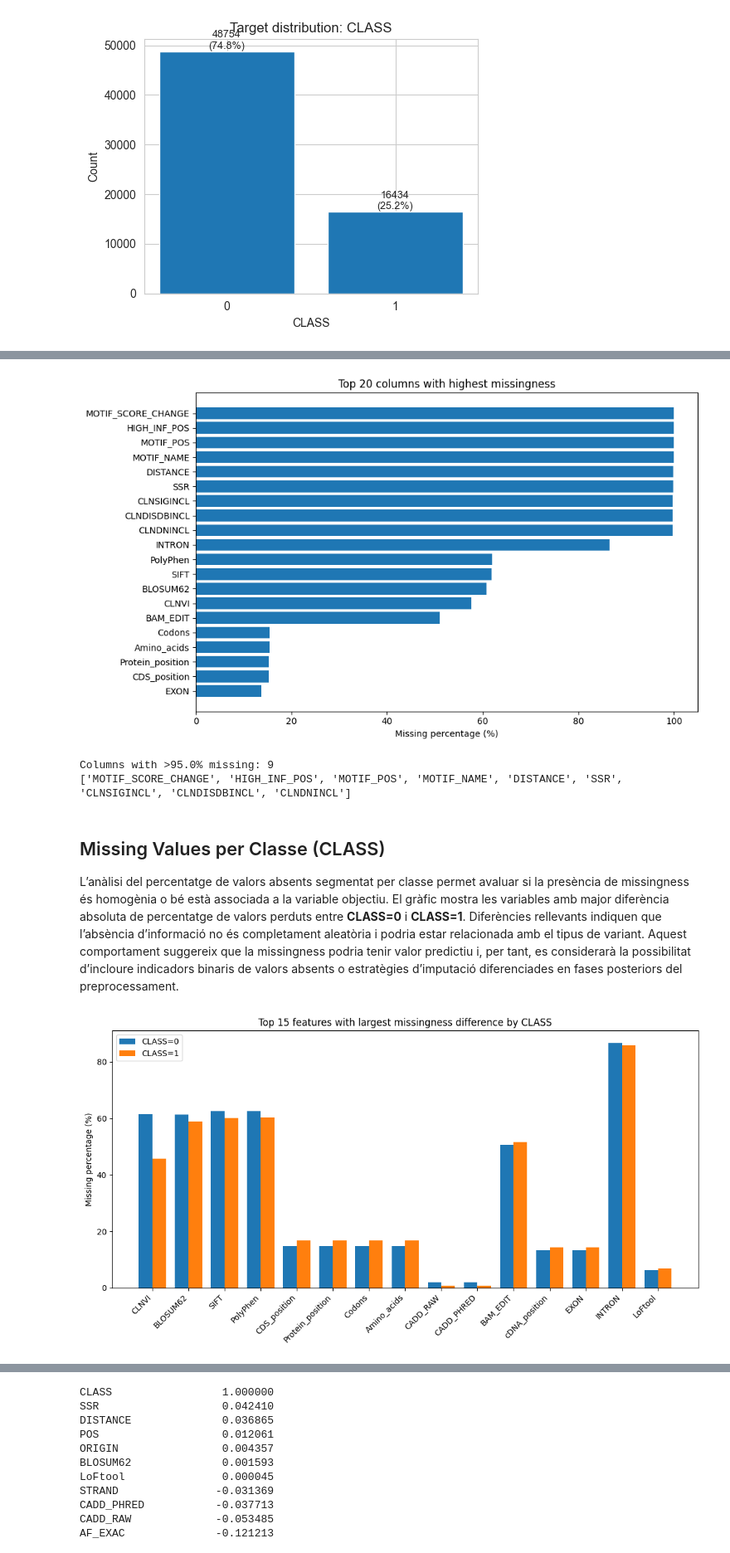
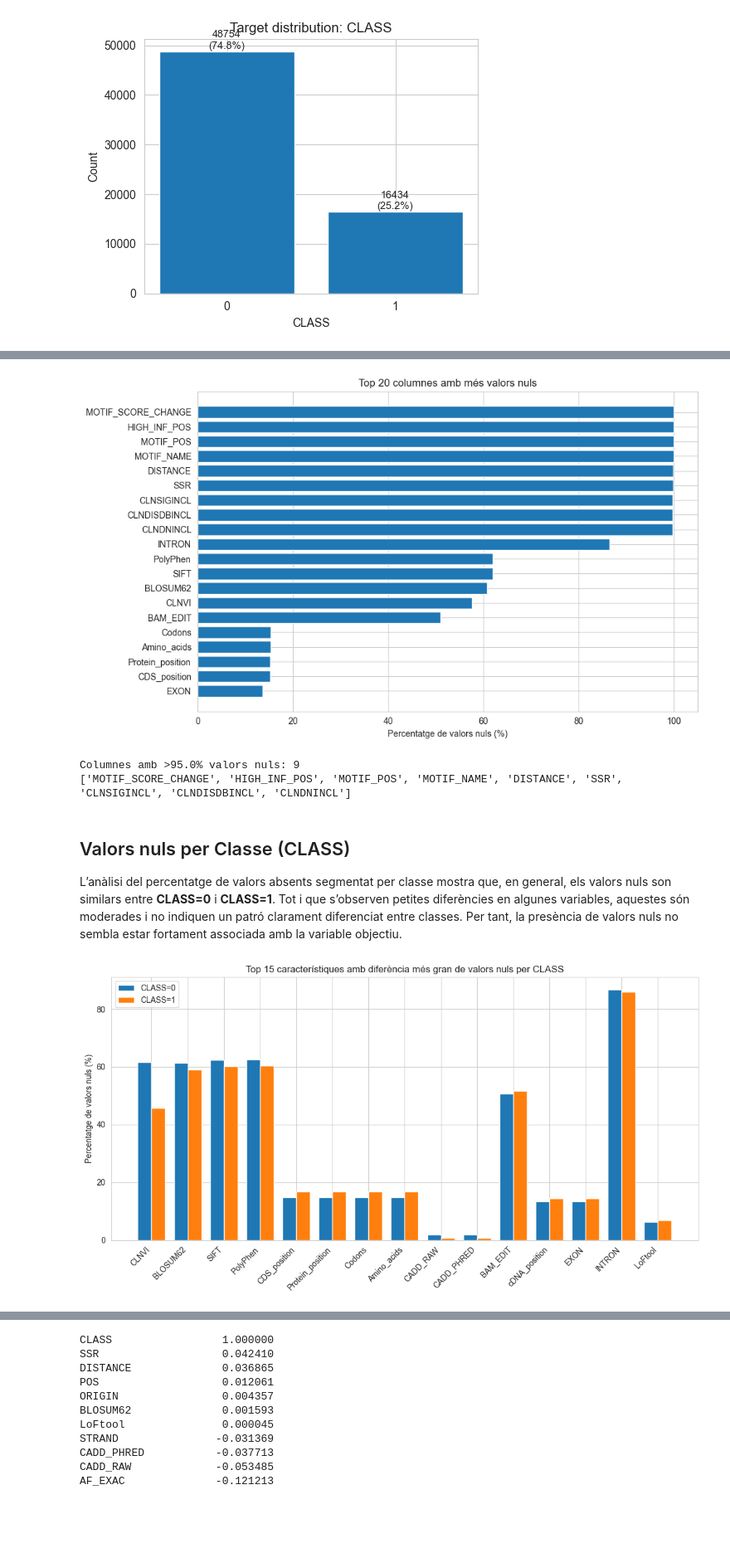
Before and after one commit to eliagarcia/tfg-genetic-variants, a Jupyter notebook: notebooks/eda.ipynb, the cells around one changed output, grey strips where cells are left out. Shown at 83% size. Cells and saved outputs as stored; diff of their text form; code cells hidden in the pictures; blank space fills up the shorter version.

```diff
--- a/notebooks/eda.ipynb
+++ b/notebooks/eda.ipynb
@@ -81,7 +82,5 @@ L’anàlisi dels valors perduts permet avaluar la qualitat i completitud del da
 # %%
-# Missing values (global)
-import matplotlib.pyplot as plt
-
+# Valors nuls globals
 missing_tbl = (
     df.isna()
       .mean()
@@ -93,63 +92,59 @@ missing_tbl["dtype"] = df.dtypes.astype(str)
 missing_tbl["nunique"] = df.nunique(dropna=True)
 missing_tbl["n_missing"] = df.isna().sum()
 
-# Top missing columns
+# Principals columnes amb mes valors nuls
 top_n = 20
 top_missing = missing_tbl[missing_tbl["missing_%"] > 0].head(top_n).copy()
 
 plt.figure(figsize=(10, 6))
 plt.barh(top_missing.index[::-1], top_missing["missing_%"][::-1])
-plt.xlabel("Missing percentage (%)")
-plt.title(f"Top {top_n} columns with highest missingness")
+plt.xlabel("Percentatge de valors nuls (%)")
+plt.title(f"Top {top_n} columnes amb més valors nuls")
 plt.tight_layout()
 plt.show()
 
-# Columns above threshold
+# Columnes que superen el llindar
 DROP_MISSING_THRESHOLD = 95.0
 cols_drop_missing = missing_tbl.index[missing_tbl["missing_%"] > DROP_MISSING_THRESHOLD].tolist()
-print(f"\nColumns with >{DROP_MISSING_THRESHOLD}% missing: {len(cols_drop_missing)}")
+print(f"Columnes amb >{DROP_MISSING_THRESHOLD}% valors nuls: {len(cols_drop_missing)}")
 print(cols_drop_missing[:30])
 # %% [output]
-[figure, old version]
+[figure, new version]
-Columns with >95.0% missing: 9
+Columnes amb >95.0% valors nuls: 9
 ['MOTIF_SCORE_CHANGE', 'HIGH_INF_POS', 'MOTIF_POS', 'MOTIF_NAME', 'DISTANCE', 'SSR', 'CLNSIGINCL', 'CLNDISDBINCL', 'CLNDNINCL']
 # %% [markdown]
-## Missing Values per Classe (CLASS)
+## Valors nuls per Classe (CLASS)
 
-L’anàlisi del percentatge de valors absents segmentat per classe permet avaluar si la presència de missingness és homogènia o bé està associada a la variable objectiu. El gràfic mostra les variables amb major diferència absoluta de percentatge de valors perduts entre **CLASS=0** i **CLASS=1**. Diferències rellevants indiquen que l’absència d’informació no és completament aleatòria i podria estar relacionada amb el tipus de variant. Aquest comportament suggereix que la missingness podria tenir valor predictiu i, per tant, es considerarà la possibilitat d’incloure indicadors binaris de valors absents o estratègies d’imputació diferenciades en fases posteriors del preprocessament.
+L’anàlisi del percentatge de valors absents segmentat per classe mostra que, en general, els valors nuls son similars entre **CLASS=0** i **CLASS=1**. Tot i que s’observen petites diferències en algunes variables, aquestes són moderades i no indiquen un patró clarament diferenciat entre classes. Per tant, la presència de valors nuls no sembla estar fortament associada amb la variable objectiu.
 # %%
-# Missing values by CLASS
-import numpy as np
-import pandas as pd
-import matplotlib.pyplot as plt
-
+# Valors nuls per classe
 target = "CLASS"
 
-# Missing percentage by class and feature
+# Percentatge de valors nuls per columna i classe
 missing_by_cls = df.groupby(target).apply(lambda g: g.isna().mean() * 100).T
 missing_by_cls = missing_by_cls.drop(index=target, errors="ignore")
 
-# Absolute difference between classes
+# Diferencia absoluta de valors nuls entre classes
 missing_by_cls["diff_abs"] = (missing_by_cls[0] - missing_by_cls[1]).abs()
 
 top_n = 15
 top = missing_by_cls.sort_values("diff_abs", ascending=False).head(top_n)
 
 x = np.arange(len(top.index))
 width = 0.38
 
 plt.figure(figsize=(11, 6))
 plt.bar(x - width/2, top[0].values, width, label="CLASS=0")
 plt.bar(x + width/2, top[1].values, width, label="CLASS=1")
 
 plt.xticks(x, top.index, rotation=45, ha="right")
-plt.ylabel("Missing percentage (%)")
-plt.title(f"Top {top_n} features with largest missingness difference by CLASS")
+plt.ylabel("Percentatge de valors nuls (%)")
+plt.title(f"Top {top_n} característiques amb diferència més gran de valors nuls per CLASS")
 plt.legend()
 plt.tight_layout()
 plt.show()
 # %% [output]
-[figure, old version]
+[figure, new version]
 # %% [markdown]
 ## Variables Genòmiques Bàsiques: CHROM, POS, REF i ALT
 
```
Also changed, not shown: parts of 20 cells of this notebook, 1 other file.
